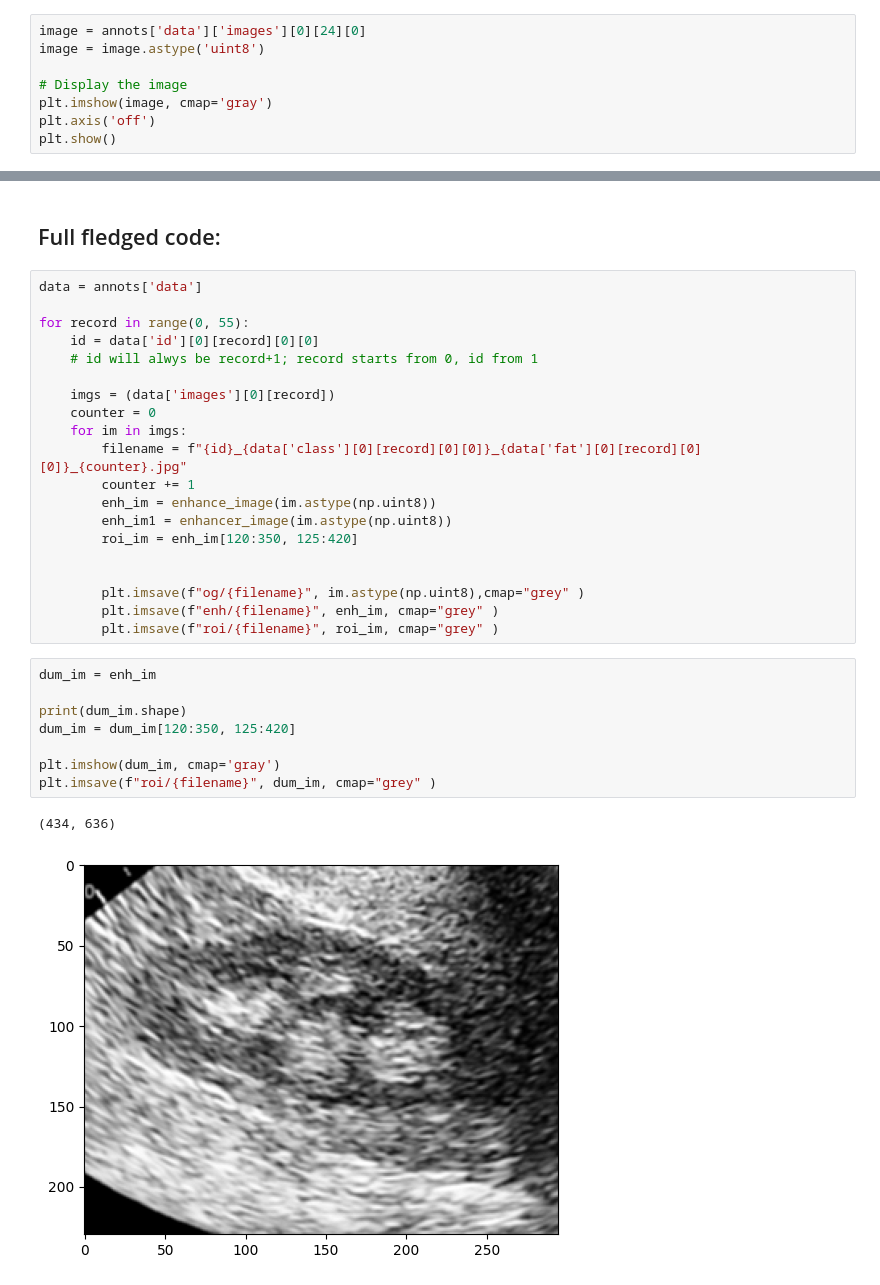
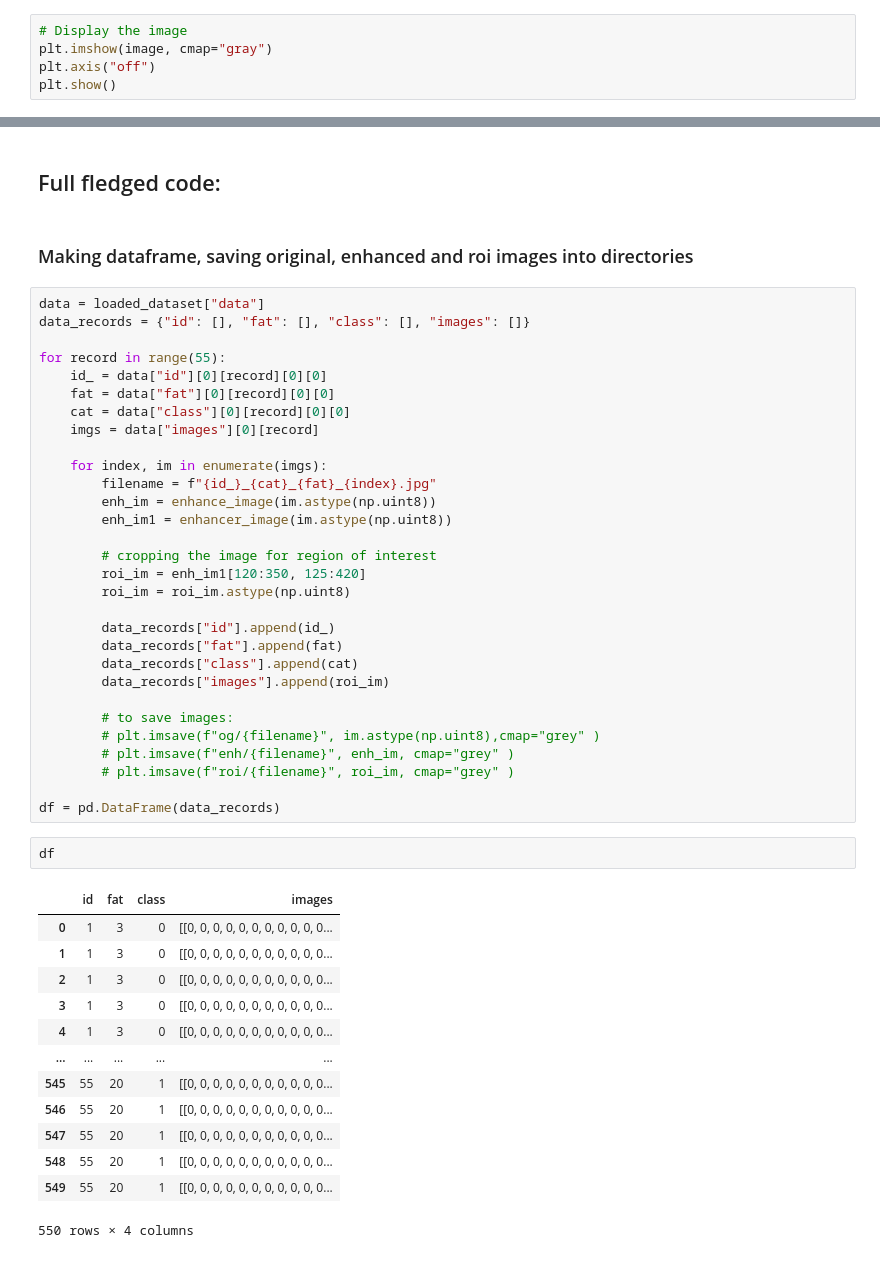
Before and after one commit to lakshmi-warrier/nafld-detection, a Jupyter notebook: us_scan_model/img_predict.ipynb, the cells around one changed output, grey strips where cells are left out. Drawn from its saved outputs; the diff is of its cells as text.

```diff
--- a/us_scan_model/img_predict.ipynb
+++ b/us_scan_model/img_predict.ipynb
@@ -42,8 +67,5 @@ plt.show()
 # %%
-image = annots['data']['images'][0][24][0]
-image = image.astype('uint8')
-
 # Display the image
-plt.imshow(image, cmap='gray')
-plt.axis('off')
+plt.imshow(image, cmap="gray")
+plt.axis("off")
 plt.show()
@@ -149,33 +175,50 @@ plt.show()
 # %% [markdown]
 ## Full fledged code:
+# %% [markdown]
+### Making dataframe, saving original, enhanced and roi images into directories
 # %%
-data = annots['data']
+data = loaded_dataset["data"]
+data_records = {"id": [], "fat": [], "class": [], "images": []}
 
-for record in range(0, 55):
-    id = data['id'][0][record][0][0]
-    # id will alwys be record+1; record starts from 0, id from 1
+for record in range(55):
+    id_ = data["id"][0][record][0][0]
+    fat = data["fat"][0][record][0][0]
+    cat = data["class"][0][record][0][0]
+    imgs = data["images"][0][record]
 
-    imgs = (data['images'][0][record])
-    counter = 0
-    for im in imgs:
-        filename = f"{id}_{data['class'][0][record][0][0]}_{data['fat'][0][record][0][0]}_{counter}.jpg"
-        counter += 1
+    for index, im in enumerate(imgs):
+        filename = f"{id_}_{cat}_{fat}_{index}.jpg"
         enh_im = enhance_image(im.astype(np.uint8))
         enh_im1 = enhancer_image(im.astype(np.uint8))
-        roi_im = enh_im[120:350, 125:420]
 
+        # cropping the image for region of interest
+        roi_im = enh_im1[120:350, 125:420]
+        roi_im = roi_im.astype(np.uint8)
 
-        plt.imsave(f"og/{filename}", im.astype(np.uint8),cmap="grey" )
-        plt.imsave(f"enh/{filename}", enh_im, cmap="grey" )
-        plt.imsave(f"roi/{filename}", roi_im, cmap="grey" )
+        data_records["id"].append(id_)
+        data_records["fat"].append(fat)
+        data_records["class"].append(cat)
+        data_records["images"].append(roi_im)
+
+        # to save images:
+        # plt.imsave(f"og/{filename}", im.astype(np.uint8),cmap="grey" )
+        # plt.imsave(f"enh/{filename}", enh_im, cmap="grey" )
+        # plt.imsave(f"roi/{filename}", roi_im, cmap="grey" )
+
+df = pd.DataFrame(data_records)
-# %%
-dum_im = enh_im
-
-print(dum_im.shape)
-dum_im = dum_im[120:350, 125:420]
-
-plt.imshow(dum_im, cmap='gray')
-plt.imsave(f"roi/{filename}", dum_im, cmap="grey" )
-# %% [output]
-(434, 636)
-[figure, removed]
+# %%
+df
+# %% [output]
+|  | id | fat | class | images |
+| 0 | 1 | 3 | 0 | [[0, 0, 0, 0, 0, 0, 0, 0, 0, 0, 0... |
+| 1 | 1 | 3 | 0 | [[0, 0, 0, 0, 0, 0, 0, 0, 0, 0, 0... |
+| 2 | 1 | 3 | 0 | [[0, 0, 0, 0, 0, 0, 0, 0, 0, 0, 0... |
+| 3 | 1 | 3 | 0 | [[0, 0, 0, 0, 0, 0, 0, 0, 0, 0, 0... |
+| 4 | 1 | 3 | 0 | [[0, 0, 0, 0, 0, 0, 0, 0, 0, 0, 0... |
+| ... | ... | ... | ... | ... |
+| 545 | 55 | 20 | 1 | [[0, 0, 0, 0, 0, 0, 0, 0, 0, 0, 0... |
+| 546 | 55 | 20 | 1 | [[0, 0, 0, 0, 0, 0, 0, 0, 0, 0, 0... |
+| 547 | 55 | 20 | 1 | [[0, 0, 0, 0, 0, 0, 0, 0, 0, 0, 0... |
+| 548 | 55 | 20 | 1 | [[0, 0, 0, 0, 0, 0, 0, 0, 0, 0, 0... |
+| 549 | 55 | 20 | 1 | [[0, 0, 0, 0, 0, 0, 0, 0, 0, 0, 0... |
+550 rows × 4 columns
```
Also changed, not shown: parts of 28 cells of this notebook, 2 other files.
